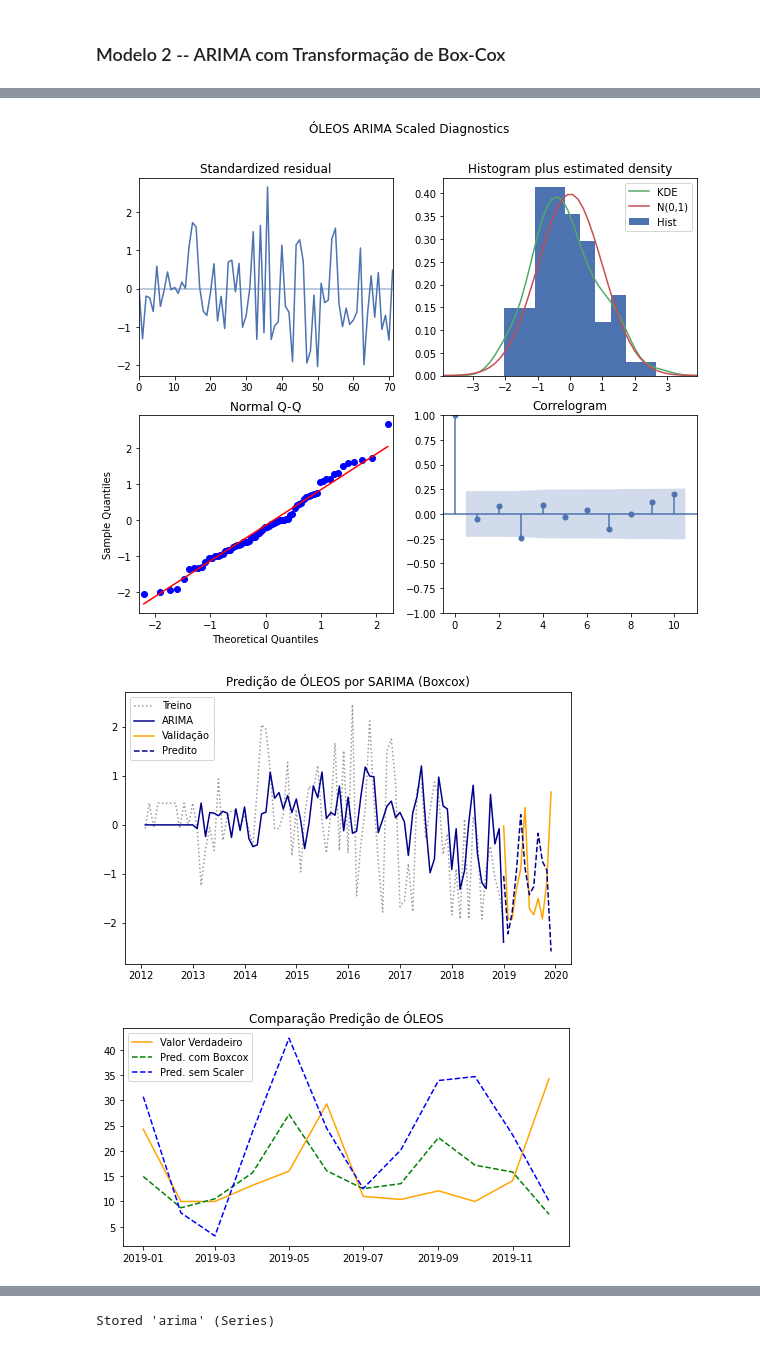
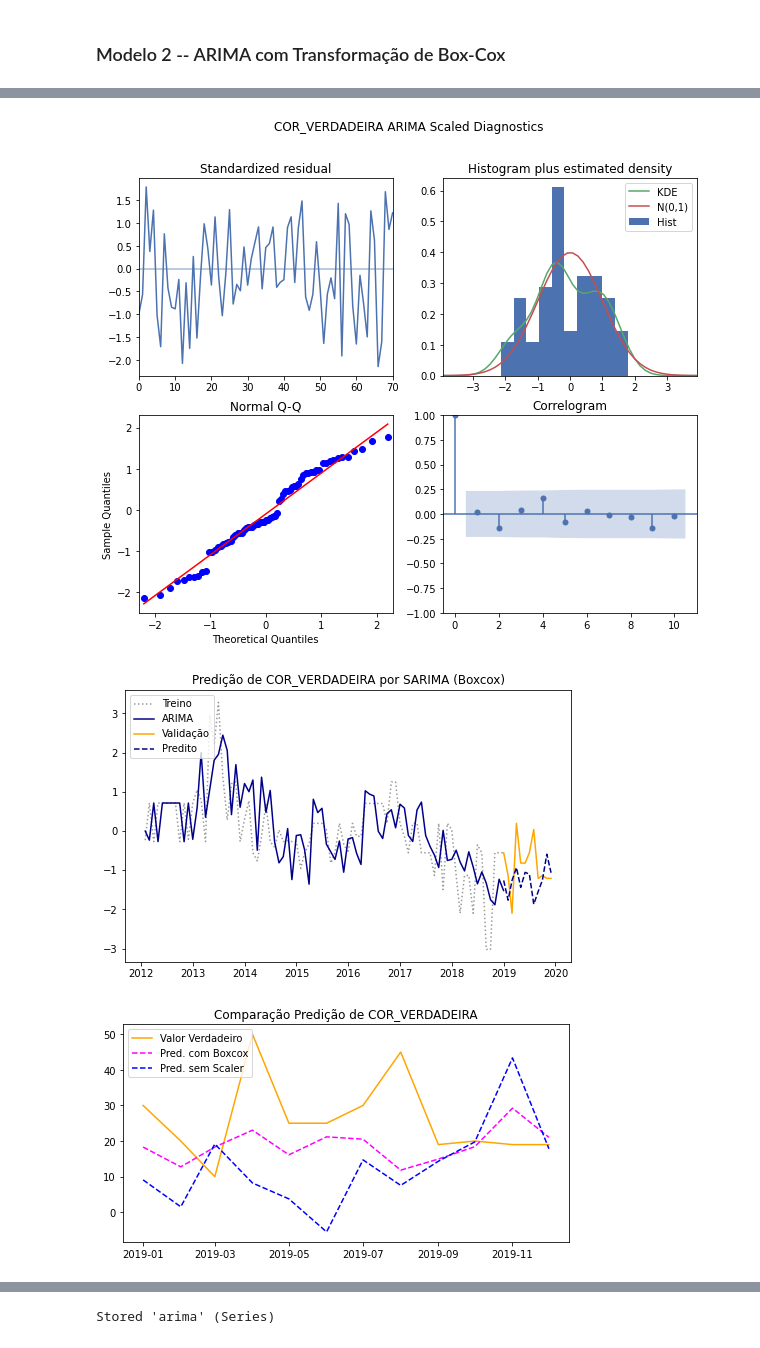
Before and after one commit to vcwild/wtp-model, a Jupyter notebook: arima.ipynb, the cells around one changed output, grey strips where cells are left out. Drawn from its saved outputs; the diff is of its cells as text; code cells hidden in the pictures.

```diff
--- a/arima.ipynb
+++ b/arima.ipynb
@@ -30,13 +30,13 @@ warnings.filterwarnings('ignore')
 # %%
 # Read file
 path = "./datasets/"
-name = "p1" # select dataset
+name = "p2" # select dataset
 
 df = pd.read_csv(path + name + "_clipped.csv", encoding='utf8', parse_dates=True, index_col="DATE")
 validation = pd.read_csv(path + name + "_validation.csv", encoding='utf8', parse_dates=True, index_col="DATE")
 
 cols = df.columns
-col = cols[8] # select variable
+col = cols[9] # select variable
 series = df[col]
 # %% [markdown]
 ## Verificação de Estacionareidade pelo teste ADF (Augmented Dickey-Fuller) e Número de Diferenciações por KPSS (Kwiatkowski – Phillips – Schmidt – Shin)
@@ -215,7 +218,7 @@ Total fit time: 61.839 seconds
 arima_scaled.plot_diagnostics()
 plt.suptitle(f"{col} ARIMA Scaled Diagnostics");
 # %% [output]
-[figure, old version]
+[figure, new version]
 # %%
 scale_fitted = pd.Series(arima_scaled.arima_res_.fittedvalues, index=train.index)
 prediction_scaled = pd.DataFrame()
@@ -233,19 +236,19 @@ plt.plot(prediction_scaled_series, linestyle="--", color="darkblue", label="Pred
 plt.title(f"Predição de {col} por SARIMA (Boxcox)")
 plt.legend(loc="upper left");
 # %% [output]
-[figure, old version]
+[figure, new version]
 # %%
 inverted_prediction = scaler.inverse_transform(prediction_scaled.reshape(-1, 1))
 inverted_prediction_series = pd.Series(inverted_prediction.reshape(1, -1)[0], index=test.index)
 # %%
 plt.figure(figsize=(8, 4))
 plt.plot(test, color="orange", label="Valor Verdadeiro")
-plt.plot(inverted_prediction_series, linestyle="--", color="green", label="Pred. com Boxcox")
+plt.plot(inverted_prediction_series, linestyle="--", color="magenta", label="Pred. com Boxcox")
 plt.plot(prediction, linestyle="--", color="blue", label="Pred. sem Scaler")
 plt.title(f"Comparação Predição de {col}")
 plt.legend(loc="upper left");
 # %% [output]
-[figure, old version]
+[figure, new version]
 # %%
 metrics_df = pd.DataFrame({
     "sarima": round(rmse(test, prediction.values.flatten()), 3),
```
Also changed, not shown: parts of 10 cells of this notebook, 2 other files.
